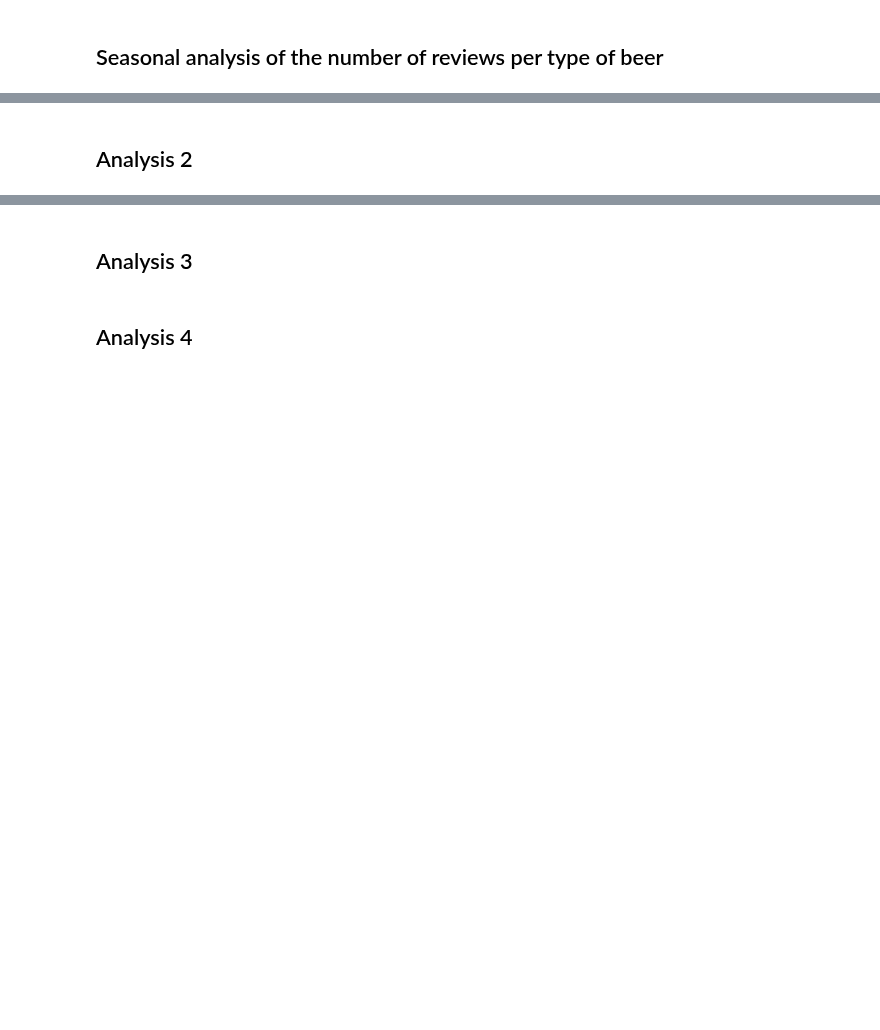
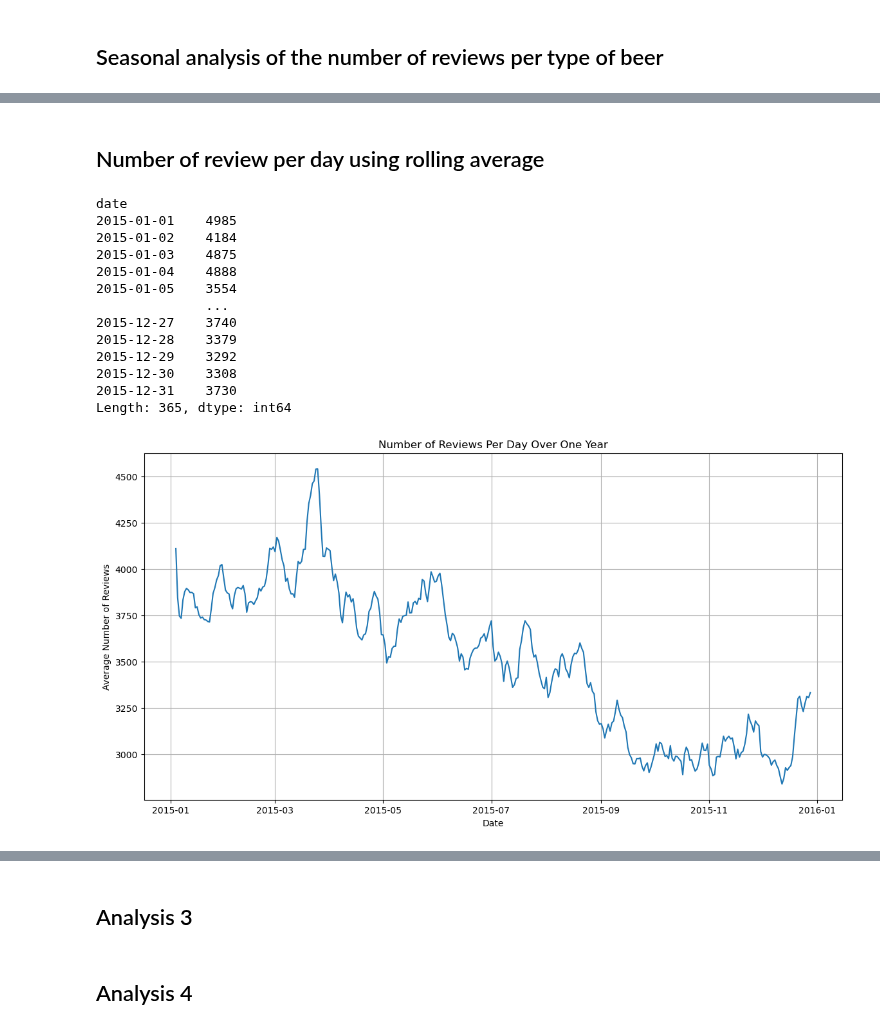
Before and after one commit to epfl-ada/ada-2023-project-dada, a Jupyter notebook: main.ipynb, the cells around one changed output, grey strips where cells are left out. Saved outputs shown, nothing was run; the diff lists cells and outputs as text; code cells hidden in the pictures; blank space fills up the shorter version.

```diff
--- a/main.ipynb
+++ b/main.ipynb
@@ -60,2 +60,49 @@ for beertype in types:
 # %% [markdown]
-## Analysis 2
+## Number of review per day using rolling average
+# %%
+
+
+# Assuming the file is named 'beer_ratings.csv' and is located in the same directory as your script.
+# Read the CSV file
+BA_NR_RW_DAY=ratings_BA
+# Convert the Unix time to a datetime object, assuming the 'date' column is Unix time in seconds
+BA_NR_RW_DAY['date'] = pd.to_datetime(BA_NR_RW_DAY['date'], unit='s')
+
+# Filter out dates to ensure we only have one year of data, if necessary
+start_date = "2015-01-1"  # start date in the example given (20th August 2015)
+end_date = "2016-01-1"    # end date, one year later
+BA_NR_RW_DAY_WW = BA_NR_RW_DAY[(BA_NR_RW_DAY['date'] >= start_date) & (BA_NR_RW_DAY['date'] <= end_date)]
+# %%
+# Group by the date and count the reviews
+def plot_rolling(df, window=7):
+    daily_reviews = df.groupby(df['date'].dt.date).size()
+    print(daily_reviews)
+    # Calculate the moving average with a window size of 7 to remove weeks days
+    rolling = daily_reviews.rolling(window=window, center=True)
+    rolling_average = rolling.mean()
+
+    # Plot the rolling average
+    plt.figure(figsize=(14, 7))
+    rolling_average.plot(title='Number of Reviews Per Day Over One Year')
+
+    # Add labels and grid
+    plt.xlabel('Date')
+    plt.ylabel('Average Number of Reviews')
+    plt.grid(True)
+    plt.show()
+plot_rolling(BA_NR_RW_DAY_WW)
+# %% [output]
+date
+2015-01-01    4985
+2015-01-02    4184
+2015-01-03    4875
+2015-01-04    4888
+2015-01-05    3554
+              ...
+2015-12-27    3740
+2015-12-28    3379
+2015-12-29    3292
+2015-12-30    3308
+2015-12-31    3730
+Length: 365, dtype: int64
+[figure, added]
```
Also changed, not shown: parts of 4 cells of this notebook.
